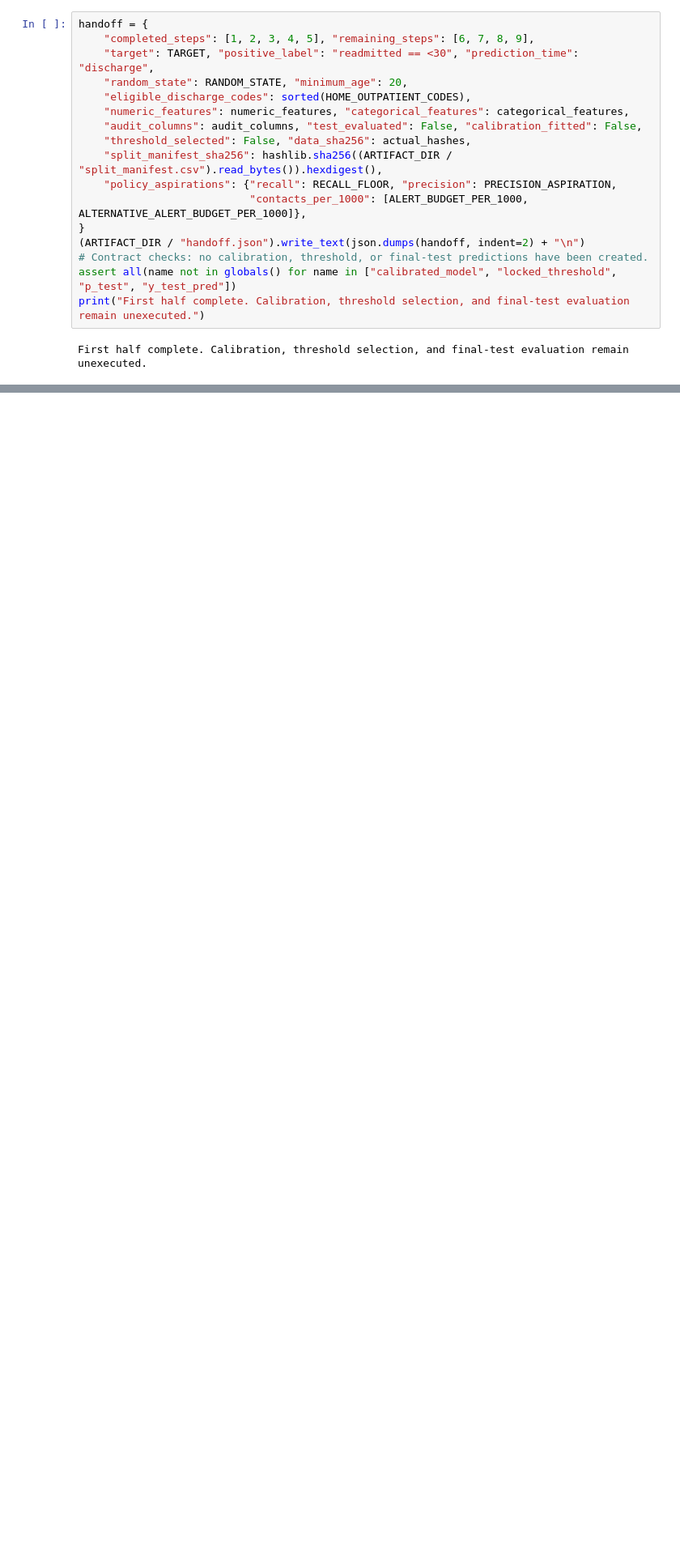
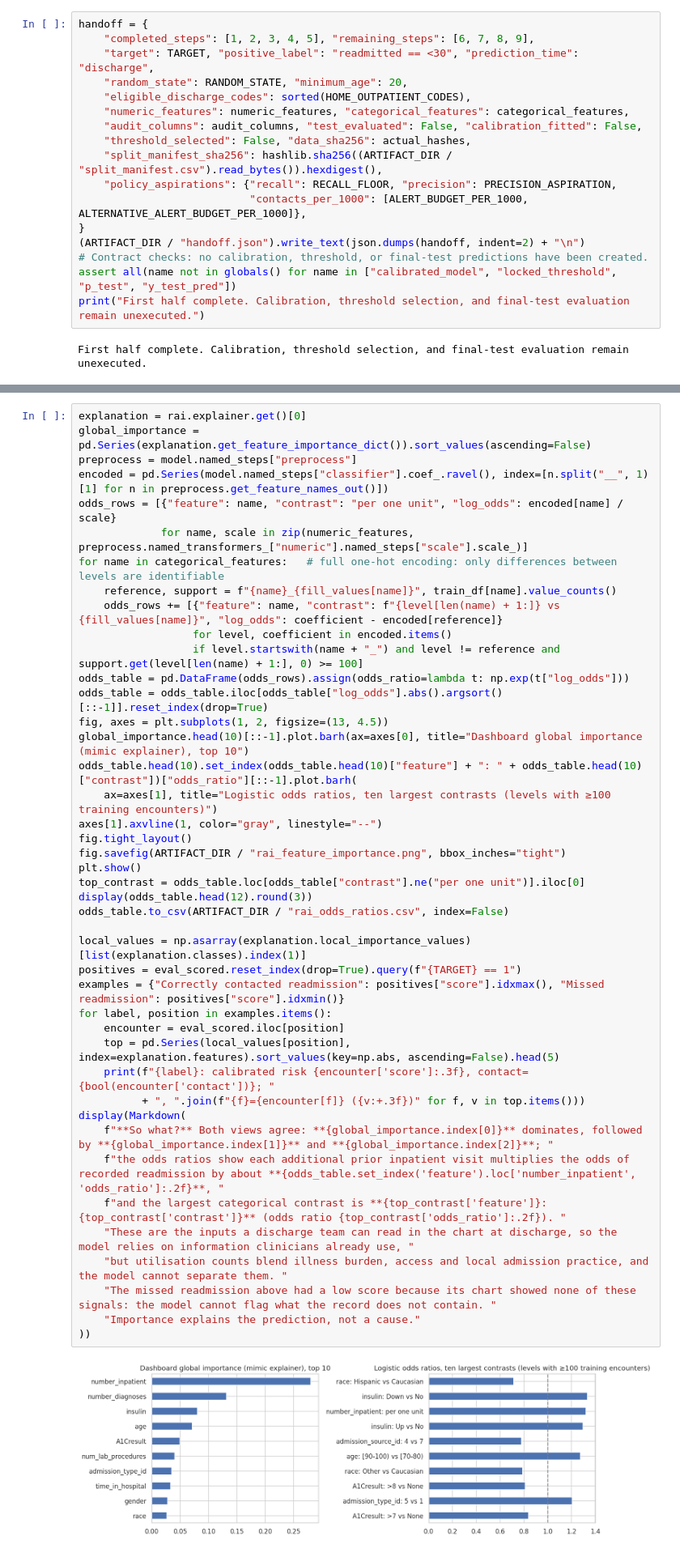
Before and after one commit to leaabj/healthcare_ai, a Jupyter notebook: Diabetes_Readmission_RAI_Skeleton.ipynb, the cells around one changed output, grey strips where cells are left out. Shown at 81% size. Cells and saved outputs as stored; diff of their text form; blank space fills up the shorter version.

```diff
--- a/Diabetes_Readmission_RAI_Skeleton.ipynb
+++ b/Diabetes_Readmission_RAI_Skeleton.ipynb
@@ -923,0 +1368,45 @@ Quantify expected mitigation effects only when measured, or label them as assump
+# %%
+explanation = rai.explainer.get()[0]
+global_importance = pd.Series(explanation.get_feature_importance_dict()).sort_values(ascending=False)
+preprocess = model.named_steps["preprocess"]
+encoded = pd.Series(model.named_steps["classifier"].coef_.ravel(), index=[n.split("__", 1)[1] for n in preprocess.get_feature_names_out()])
+odds_rows = [{"feature": name, "contrast": "per one unit", "log_odds": encoded[name] / scale}
+             for name, scale in zip(numeric_features, preprocess.named_transformers_["numeric"].named_steps["scale"].scale_)]
+for name in categorical_features:   # full one-hot encoding: only differences between levels are identifiable
+    reference, support = f"{name}_{fill_values[name]}", train_df[name].value_counts()
+    odds_rows += [{"feature": name, "contrast": f"{level[len(name) + 1:]} vs {fill_values[name]}", "log_odds": coefficient - encoded[reference]}
+                  for level, coefficient in encoded.items()
+                  if level.startswith(name + "_") and level != reference and support.get(level[len(name) + 1:], 0) >= 100]
+odds_table = pd.DataFrame(odds_rows).assign(odds_ratio=lambda t: np.exp(t["log_odds"]))
+odds_table = odds_table.iloc[odds_table["log_odds"].abs().argsort()[::-1]].reset_index(drop=True)
+fig, axes = plt.subplots(1, 2, figsize=(13, 4.5))
+global_importance.head(10)[::-1].plot.barh(ax=axes[0], title="Dashboard global importance (mimic explainer), top 10")
+odds_table.head(10).set_index(odds_table.head(10)["feature"] + ": " + odds_table.head(10)["contrast"])["odds_ratio"][::-1].plot.barh(
+    ax=axes[1], title="Logistic odds ratios, ten largest contrasts (levels with ≥100 training encounters)")
+axes[1].axvline(1, color="gray", linestyle="--")
+fig.tight_layout()
+fig.savefig(ARTIFACT_DIR / "rai_feature_importance.png", bbox_inches="tight")
+plt.show()
+top_contrast = odds_table.loc[odds_table["contrast"].ne("per one unit")].iloc[0]
+display(odds_table.head(12).round(3))
+odds_table.to_csv(ARTIFACT_DIR / "rai_odds_ratios.csv", index=False)
+
+local_values = np.asarray(explanation.local_importance_values)[list(explanation.classes).index(1)]
+positives = eval_scored.reset_index(drop=True).query(f"{TARGET} == 1")
+examples = {"Correctly contacted readmission": positives["score"].idxmax(), "Missed readmission": positives["score"].idxmin()}
+for label, position in examples.items():
+    encounter = eval_scored.iloc[position]
+    top = pd.Series(local_values[position], index=explanation.features).sort_values(key=np.abs, ascending=False).head(5)
+    print(f"{label}: calibrated risk {encounter['score']:.3f}, contact={bool(encounter['contact'])}; "
+          + ", ".join(f"{f}={encounter[f]} ({v:+.3f})" for f, v in top.items()))
+display(Markdown(
+    f"**So what?** Both views agree: **{global_importance.index[0]}** dominates, followed by **{global_importance.index[1]}** and **{global_importance.index[2]}**; "
+    f"the odds ratios show each additional prior inpatient visit multiplies the odds of recorded readmission by about **{odds_table.set_index('feature').loc['number_inpatient', 'odds_ratio']:.2f}**, "
+    f"and the largest categorical contrast is **{top_contrast['feature']}: {top_contrast['contrast']}** (odds ratio {top_contrast['odds_ratio']:.2f}). "
+    "These are the inputs a discharge team can read in the chart at discharge, so the model relies on information clinicians already use, "
+    "but utilisation counts blend illness burden, access and local admission practice, and the model cannot separate them. "
+    "The missed readmission above had a low score because its chart showed none of these signals: the model cannot flag what the record does not contain. "
+    "Importance explains the prediction, not a cause."
+))
+# %% [output]
+[figure, added]
```
Also changed, not shown: parts of 55 cells of this notebook, 4 other files.
